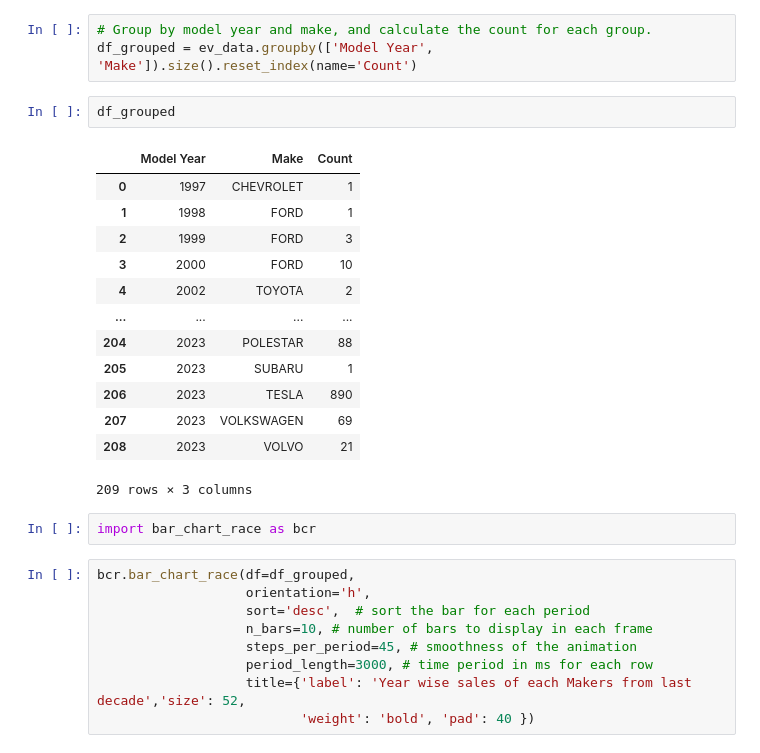
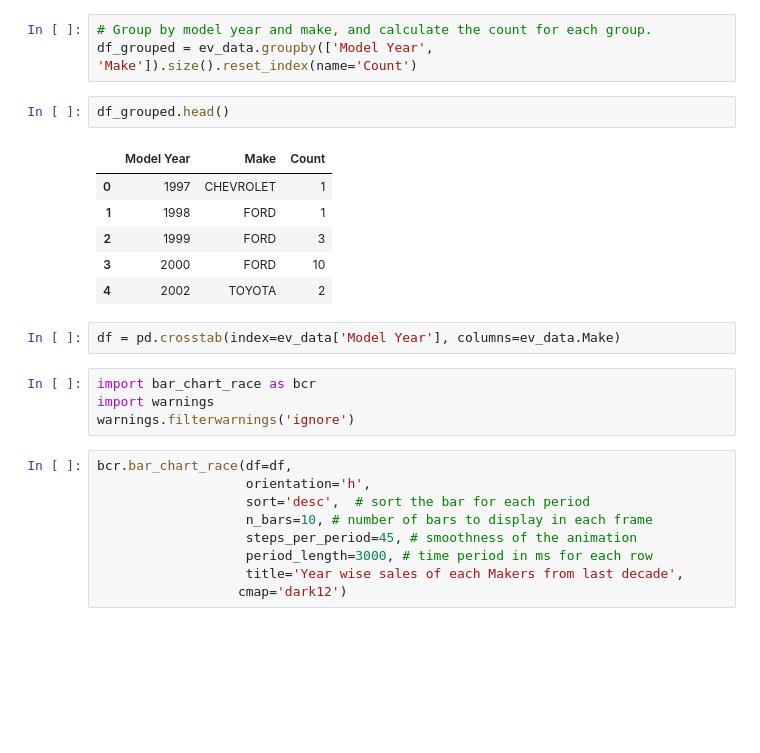
Before and after one commit to yadagiripraveen123/Data-Analysis-Hackathon, a Jupyter notebook: Data Analysis Hackthon.ipynb, the cells around one changed output. Cells and saved outputs as stored; diff of their text form; blank space fills up the shorter version.

```diff
--- a/Data Analysis Hackthon.ipynb
+++ b/Data Analysis Hackthon.ipynb
@@ -441,30 +420,27 @@ fig.show()
 # %%
 # Group by model year and make, and calculate the count for each group.
 df_grouped = ev_data.groupby(['Model Year', 'Make']).size().reset_index(name='Count')
+# %%
+df_grouped.head()
+# %% [output]
+|  | Model Year | Make | Count |
+| 0 | 1997 | CHEVROLET | 1 |
+| 1 | 1998 | FORD | 1 |
+| 2 | 1999 | FORD | 3 |
+| 3 | 2000 | FORD | 10 |
+| 4 | 2002 | TOYOTA | 2 |
 # %%
-df_grouped
+df = pd.crosstab(index=ev_data['Model Year'], columns=ev_data.Make)
-# %% [output]
-|  | Model Year | Make | Count |
-| 0 | 1997 | CHEVROLET | 1 |
-| 1 | 1998 | FORD | 1 |
-| 2 | 1999 | FORD | 3 |
-| 3 | 2000 | FORD | 10 |
-| 4 | 2002 | TOYOTA | 2 |
-| ... | ... | ... | ... |
-| 204 | 2023 | POLESTAR | 88 |
-| 205 | 2023 | SUBARU | 1 |
-| 206 | 2023 | TESLA | 890 |
-| 207 | 2023 | VOLKSWAGEN | 69 |
-| 208 | 2023 | VOLVO | 21 |
-209 rows × 3 columns
 # %%
 import bar_chart_race as bcr
+import warnings
+warnings.filterwarnings('ignore')
 # %%
-bcr.bar_chart_race(df=df_grouped,
+bcr.bar_chart_race(df=df,
                    orientation='h',
                    sort='desc',  # sort the bar for each period
                    n_bars=10, # number of bars to display in each frame
                    steps_per_period=45, # smoothness of the animation
                    period_length=3000, # time period in ms for each row
-                   title={'label': 'Year wise sales of each Makers from last decade','size': 52,
-                          'weight': 'bold', 'pad': 40 })
+                   title='Year wise sales of each Makers from last decade',
+                  cmap='dark12')
```
Also changed, not shown: parts of 7 cells of this notebook.
